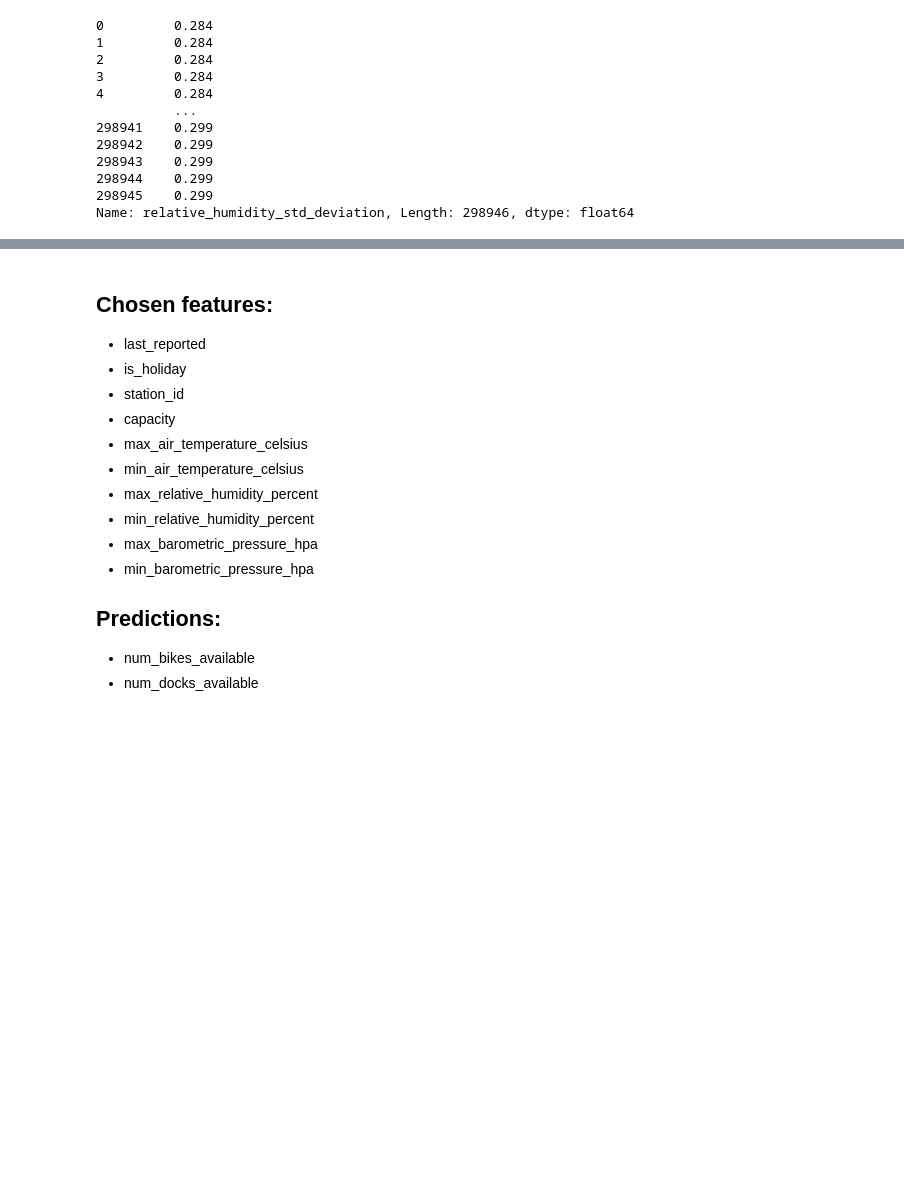
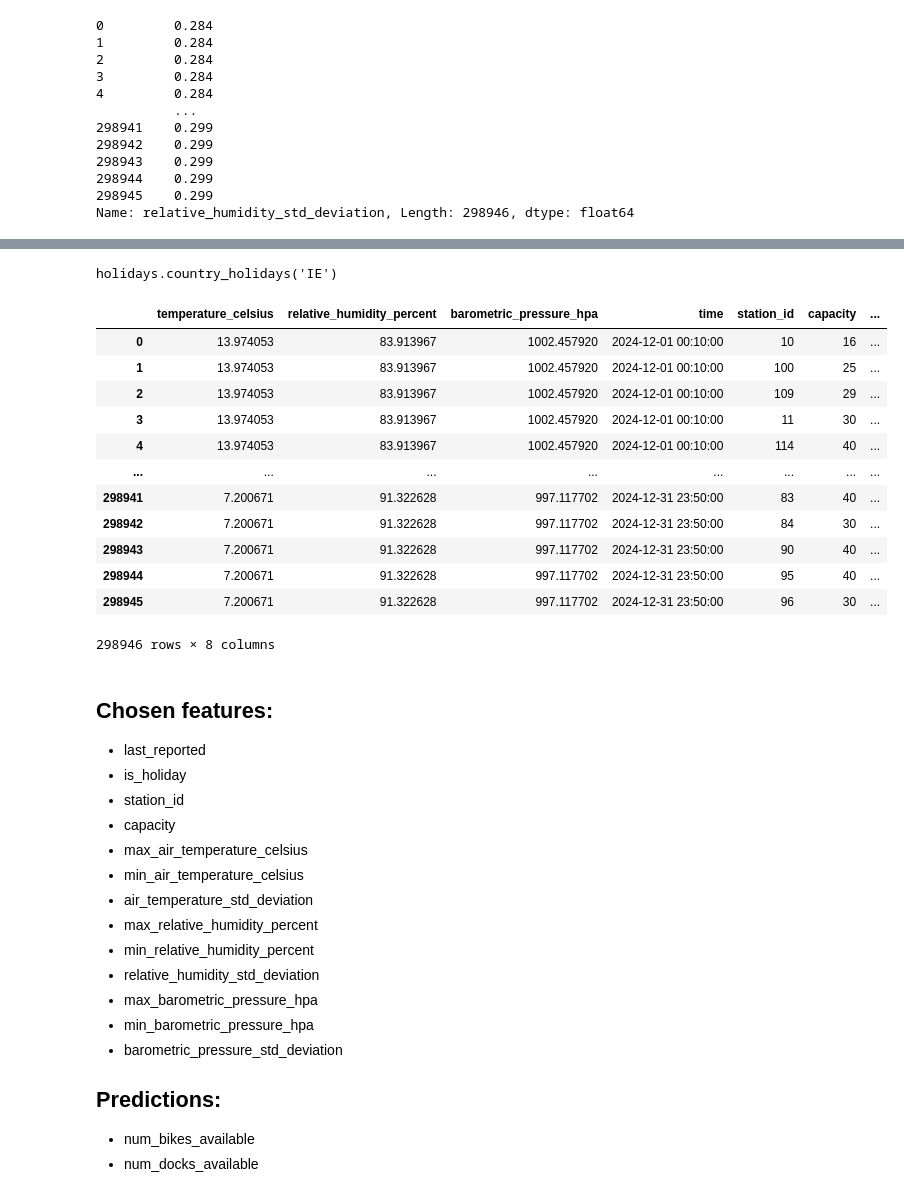
Before and after one commit to zeli8888/BikeShareApp, a Jupyter notebook: machine-learning/machine-learning.ipynb, the cells around one changed output, grey strips where cells are left out. Saved outputs shown, nothing was run; the diff lists cells and outputs as text; code cells hidden in the pictures; blank space fills up the shorter version.

Commit message:
feat(ml): data chosing

```diff
--- a/machine-learning/machine-learning.ipynb
+++ b/machine-learning/machine-learning.ipynb
@@ -318,0 +353,12 @@ Name: relative_humidity_std_deviation, Length: 298946, dtype: float64
+# %%
+df = pd.DataFrame()
+# %%
+df['time'] = data['last_reported']
+df['station_id'] = data['station_id']
+df['capacity'] = data['capacity']
+df['temperature_celsius'] = (data['max_air_temperature_celsius'] + data['min_air_temperature_celsius']) / 2 + (data['air_temperature_std_deviation'] / np.sqrt(3))
+df['relative_humidity_percent'] = (data['max_relative_humidity_percent'] + data['min_relative_humidity_percent']) / 2 + (data['relative_humidity_std_deviation'] / np.sqrt(3))
+df['barometric_pressure_hpa'] = (data['max_barometric_pressure_hpa'] + data['min_barometric_pressure_hpa']) / 2 + (data['barometric_pressure_std_deviation'] / np.sqrt(3))
+
+df['available_bikes'] = data['num_bikes_available']
+df['available_docks'] = data['num_docks_available']
@@ -319,3 +373,23 @@ Name: relative_humidity_std_deviation, Length: 298946, dtype: float64
+# %%
+ireland_holidays
+# %% [output]
+holidays.country_holidays('IE')
+# %%
+df
+# %% [output]
+|  | temperature_celsius | relative_humidity_percent | barometric_pressure_hpa | time | station_id | capacity | ... |
+| 0 | 13.974053 | 83.913967 | 1002.457920 | 2024-12-01 00:10:00 | 10 | 16 | ... |
+| 1 | 13.974053 | 83.913967 | 1002.457920 | 2024-12-01 00:10:00 | 100 | 25 | ... |
+| 2 | 13.974053 | 83.913967 | 1002.457920 | 2024-12-01 00:10:00 | 109 | 29 | ... |
+| 3 | 13.974053 | 83.913967 | 1002.457920 | 2024-12-01 00:10:00 | 11 | 30 | ... |
+| 4 | 13.974053 | 83.913967 | 1002.457920 | 2024-12-01 00:10:00 | 114 | 40 | ... |
+| ... | ... | ... | ... | ... | ... | ... | ... |
+| 298941 | 7.200671 | 91.322628 | 997.117702 | 2024-12-31 23:50:00 | 83 | 40 | ... |
+| 298942 | 7.200671 | 91.322628 | 997.117702 | 2024-12-31 23:50:00 | 84 | 30 | ... |
+| 298943 | 7.200671 | 91.322628 | 997.117702 | 2024-12-31 23:50:00 | 90 | 40 | ... |
+| 298944 | 7.200671 | 91.322628 | 997.117702 | 2024-12-31 23:50:00 | 95 | 40 | ... |
+| 298945 | 7.200671 | 91.322628 | 997.117702 | 2024-12-31 23:50:00 | 96 | 30 | ... |
+298946 rows × 8 columns
 # %% [markdown]
 ## Chosen features:
 - last_reported
@@ -324,10 +398,13 @@ Name: relative_humidity_std_deviation, Length: 298946, dtype: float64
 - capacity
 - max_air_temperature_celsius
 - min_air_temperature_celsius
+- air_temperature_std_deviation
 - max_relative_humidity_percent
 - min_relative_humidity_percent
+- relative_humidity_std_deviation
 - max_barometric_pressure_hpa
 - min_barometric_pressure_hpa
+- barometric_pressure_std_deviation
 
 ## Predictions:
 - num_bikes_available
```
Also changed, not shown: parts of 7 cells of this notebook.
